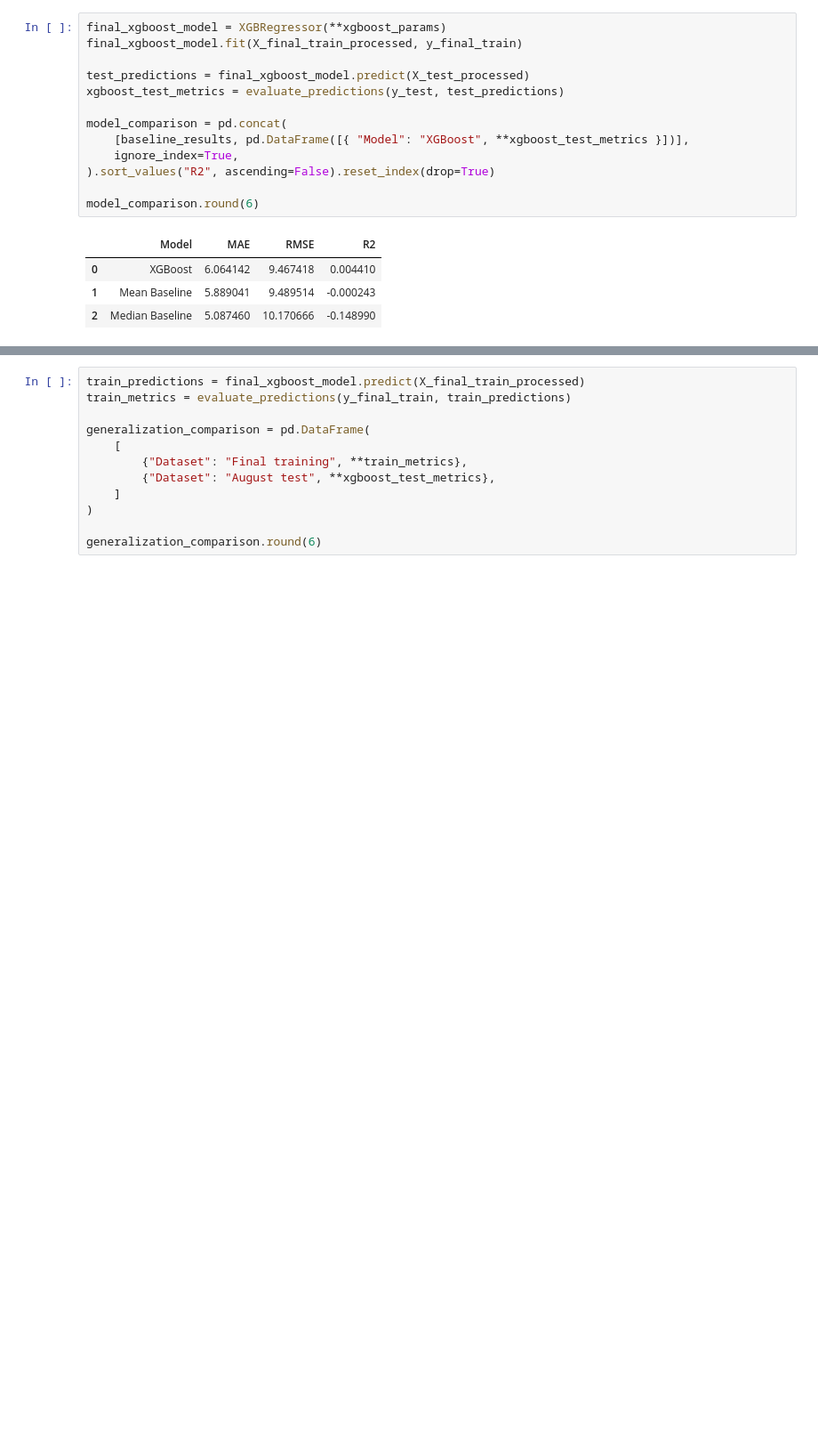
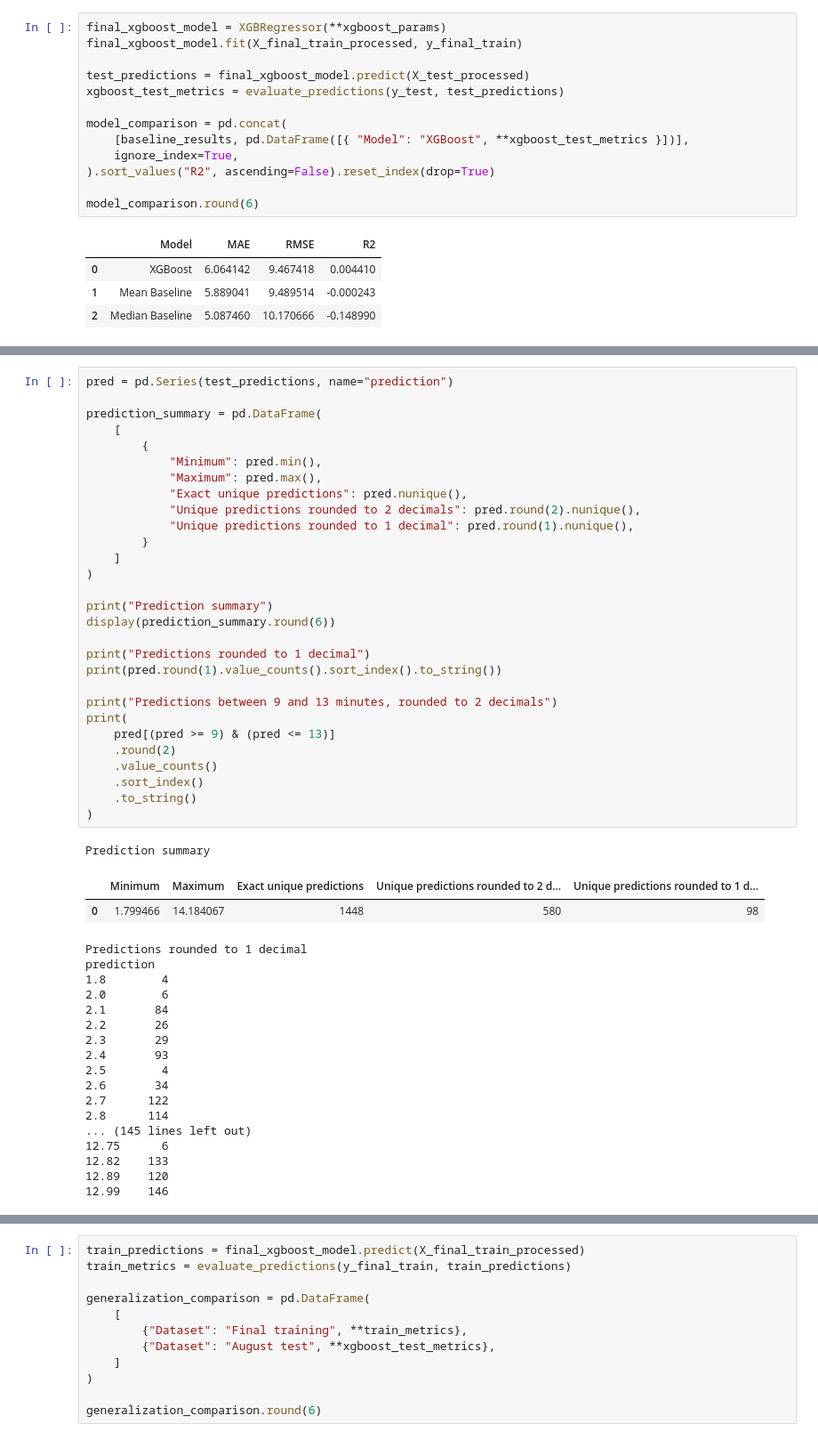
Before and after one commit to LeblL/LukasLeblBA, a Jupyter notebook: notebooks/modeling/03_final_evaluation.ipynb, the cells around one changed output, grey strips where cells are left out. Shown at 89% size. Drawn from its saved outputs; the diff is of its cells as text; blank space fills up the shorter version.

```diff
--- a/notebooks/modeling/03_final_evaluation.ipynb
+++ b/notebooks/modeling/03_final_evaluation.ipynb
@@ -181,0 +186,50 @@ model_comparison.round(6)
+# %%
+pred = pd.Series(test_predictions, name="prediction")
+
+prediction_summary = pd.DataFrame(
+    [
+        {
+            "Minimum": pred.min(),
+            "Maximum": pred.max(),
+            "Exact unique predictions": pred.nunique(),
+            "Unique predictions rounded to 2 decimals": pred.round(2).nunique(),
+            "Unique predictions rounded to 1 decimal": pred.round(1).nunique(),
+        }
+    ]
+)
+
+print("Prediction summary")
+display(prediction_summary.round(6))
+
+print("Predictions rounded to 1 decimal")
+print(pred.round(1).value_counts().sort_index().to_string())
+
+print("Predictions between 9 and 13 minutes, rounded to 2 decimals")
+print(
+    pred[(pred >= 9) & (pred <= 13)]
+    .round(2)
+    .value_counts()
+    .sort_index()
+    .to_string()
+)
+# %% [output]
+Prediction summary
+|  | Minimum | Maximum | Exact unique predictions | Unique predictions rounded to 2 d... | Unique predictions rounded to 1 d... |
+| 0 | 1.799466 | 14.184067 | 1448 | 580 | 98 |
+Predictions rounded to 1 decimal
+prediction
+1.8        4
+2.0        6
+2.1       84
+2.2       26
+2.3       29
+2.4       93
+2.5        4
+2.6       34
+2.7      122
+2.8      114
+... (145 lines left out)
+12.75      6
+12.82    133
+12.89    120
+12.99    146
```
Also changed, not shown: parts of 11 cells of this notebook.
